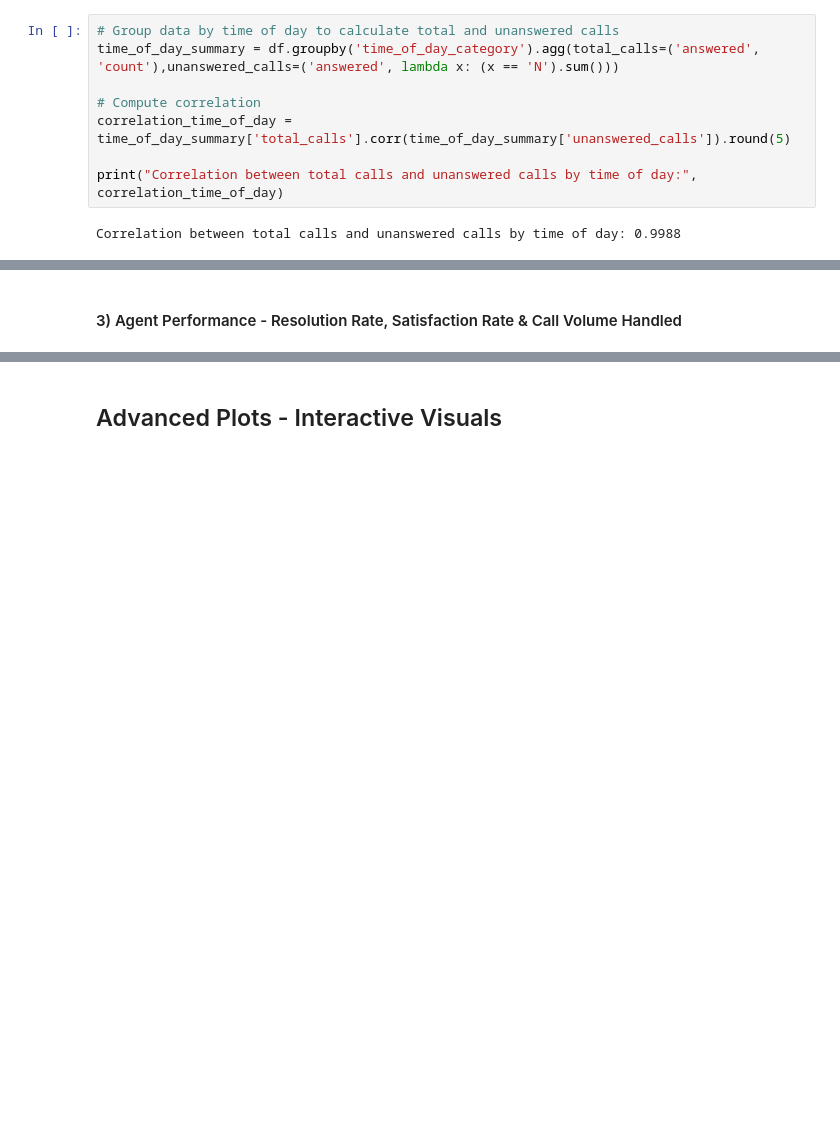
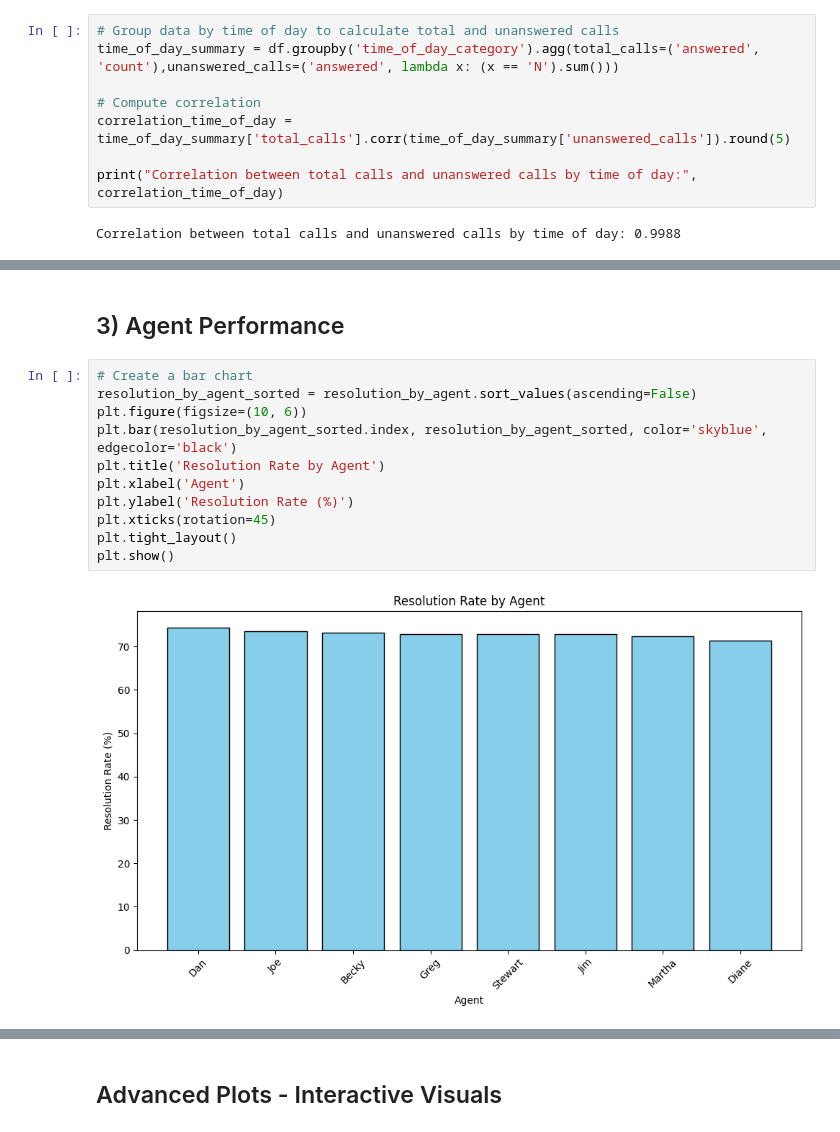
Before and after one commit to daveysull/PFDA, a Jupyter notebook: project/project.ipynb, the cells around one changed output, grey strips where cells are left out. Saved outputs shown, nothing was run; the diff lists cells and outputs as text; blank space fills up the shorter version.

```diff
--- a/project/project.ipynb
+++ b/project/project.ipynb
@@ -611,2 +718,15 @@ Review satisfaction scores and exclude unanswered calls
 # %% [markdown]
-#### 3) Agent Performance - Resolution Rate, Satisfaction Rate & Call Volume Handled
+## 3) Agent Performance
+# %%
+# Create a bar chart
+resolution_by_agent_sorted = resolution_by_agent.sort_values(ascending=False)
+plt.figure(figsize=(10, 6))
+plt.bar(resolution_by_agent_sorted.index, resolution_by_agent_sorted, color='skyblue', edgecolor='black')
+plt.title('Resolution Rate by Agent')
+plt.xlabel('Agent')
+plt.ylabel('Resolution Rate (%)')
+plt.xticks(rotation=45)
+plt.tight_layout()
+plt.show()
+# %% [output]
+[figure, added]
```
Also changed, not shown: parts of 18 cells of this notebook.
